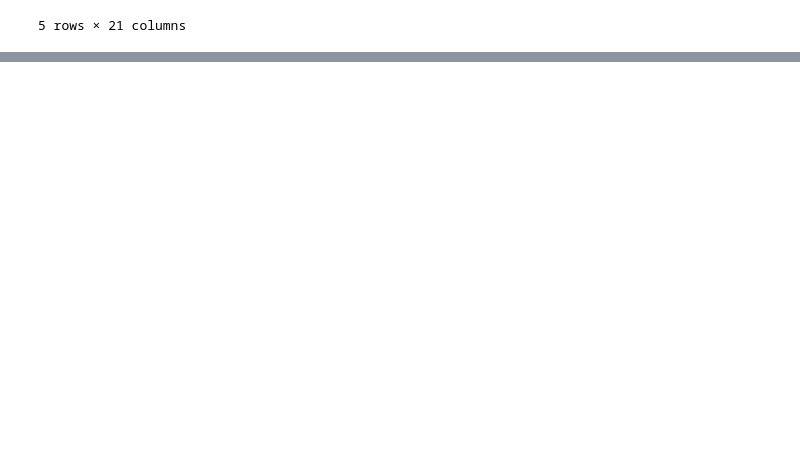
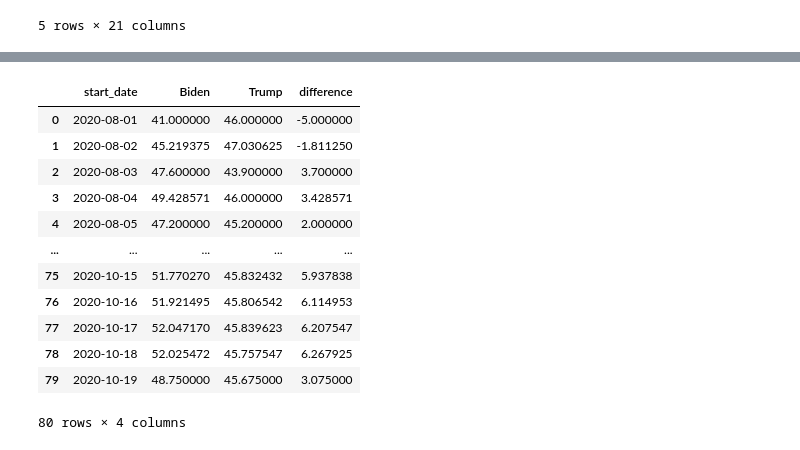
Before and after one commit to saima8/Data-Science-from-scratch, a Jupyter notebook: Case Studies/US 2020 Presidential Election Simulation.ipynb, the cells around one changed output, grey strips where cells are left out. Cells and saved outputs as stored; diff of their text form; code cells hidden in the pictures; blank space fills up the shorter version.

Commit message:
Plotting the difference

```diff
--- a/Case Studies/US 2020 Presidential Election Simulation.ipynb
+++ b/Case Studies/US 2020 Presidential Election Simulation.ipynb
@@ -378,0 +387,19 @@ grouped.head()
+# %%
+# Plotting the Difference
+diff_by_date = grouped.groupby('start_date')['Biden', 'Trump'].mean().reset_index()
+diff_by_date['difference'] = diff_by_date['Biden'] - diff_by_date['Trump']
+diff_by_date
+# %% [output]
+|  | start_date | Biden | Trump | difference |
+| 0 | 2020-08-01 | 41.000000 | 46.000000 | -5.000000 |
+| 1 | 2020-08-02 | 45.219375 | 47.030625 | -1.811250 |
+| 2 | 2020-08-03 | 47.600000 | 43.900000 | 3.700000 |
+| 3 | 2020-08-04 | 49.428571 | 46.000000 | 3.428571 |
+| 4 | 2020-08-05 | 47.200000 | 45.200000 | 2.000000 |
+| ... | ... | ... | ... | ... |
+| 75 | 2020-10-15 | 51.770270 | 45.832432 | 5.937838 |
+| 76 | 2020-10-16 | 51.921495 | 45.806542 | 6.114953 |
+| 77 | 2020-10-17 | 52.047170 | 45.839623 | 6.207547 |
+| 78 | 2020-10-18 | 52.025472 | 45.757547 | 6.267925 |
+| 79 | 2020-10-19 | 48.750000 | 45.675000 | 3.075000 |
+80 rows × 4 columns
```
Also changed, not shown: parts of 1 cell of this notebook.
